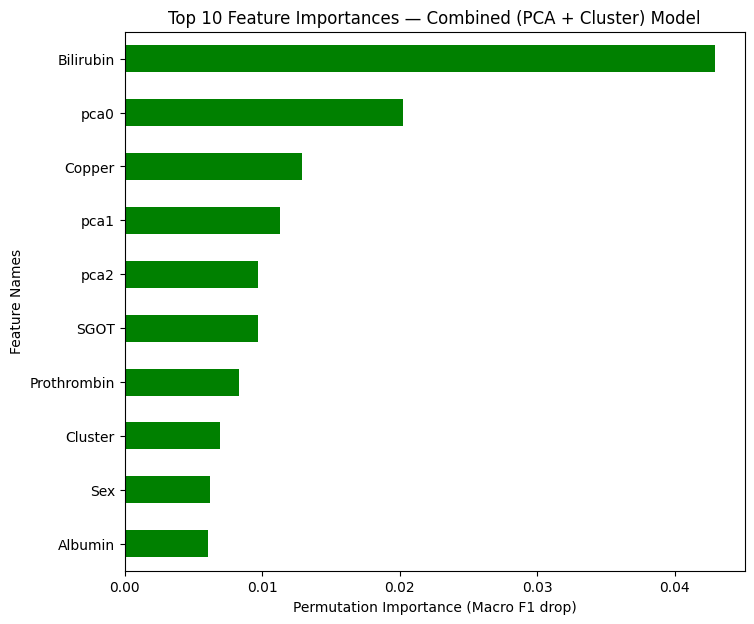
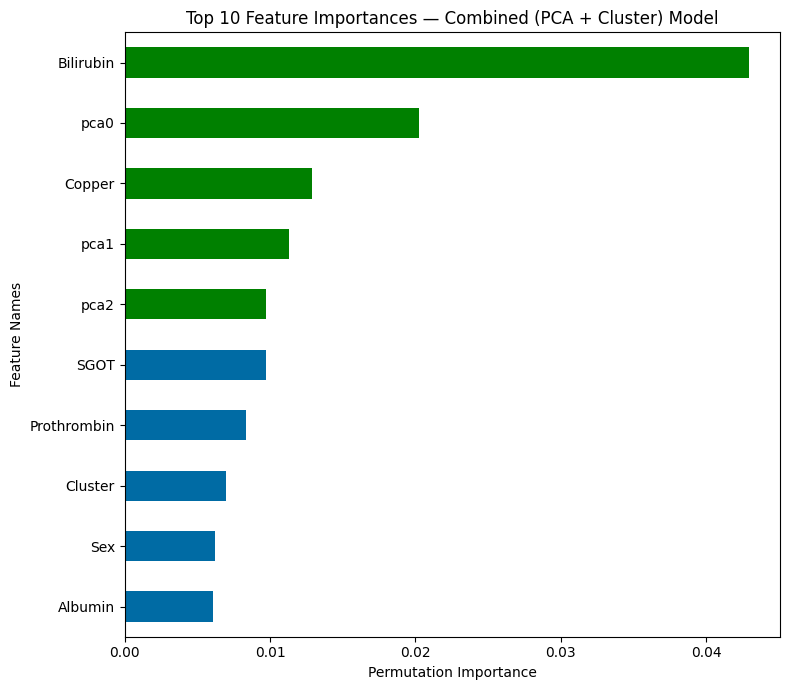
The notebook cell's code change between the first figure and the second:
--- before
+++ after
@@ -1,3 +1,3 @@
-r = permutation_importance(
+r_final = permutation_importance(
     rf_combined_pipe,
     X_test_combined,
@@ -9,32 +9,19 @@
 )
 
-permutation_importances_combined = pd.Series(
-    r['importances_mean'],
+perm_importances_final = pd.Series(
+    r_final['importances_mean'],
     index=X_test_combined.columns,
     name='Permutation Importance'
-)
+).sort_values(ascending=False)
 
-permutation_importances_combined = permutation_importances_combined.sort_values(ascending=False)
-
-permutation_importances_combined.head(10)
-
-colors_top10 = get_color_dict(
-    permutation_importances_combined,
-    top_n=10
-)
+colors_top5_final = get_color_dict(perm_importances_final, top_n=5)
 
 ax = plot_importance_color(
-    permutation_importances_combined,
-    color_dict=colors_top10,
+    perm_importances_final,
+    color_dict=colors_top5_final,
     top_n=10,
     figsize=(8, 7)
 )
-
-ax.set_xlabel("Permutation Importance (Macro F1 drop)")
+ax.set_xlabel("Permutation Importance")
 ax.set_title("Top 10 Feature Importances — Combined (PCA + Cluster) Model")
-
-print("Part 1 (baseline) top 10:")
-print(permutation_importances.head(10))
-print()
-print("Combined model top 10:")
-print(permutation_importances_combined.head(10))
+plt.tight_layout()

Commit: Premutation Importance to the Final Random Forest & Observation